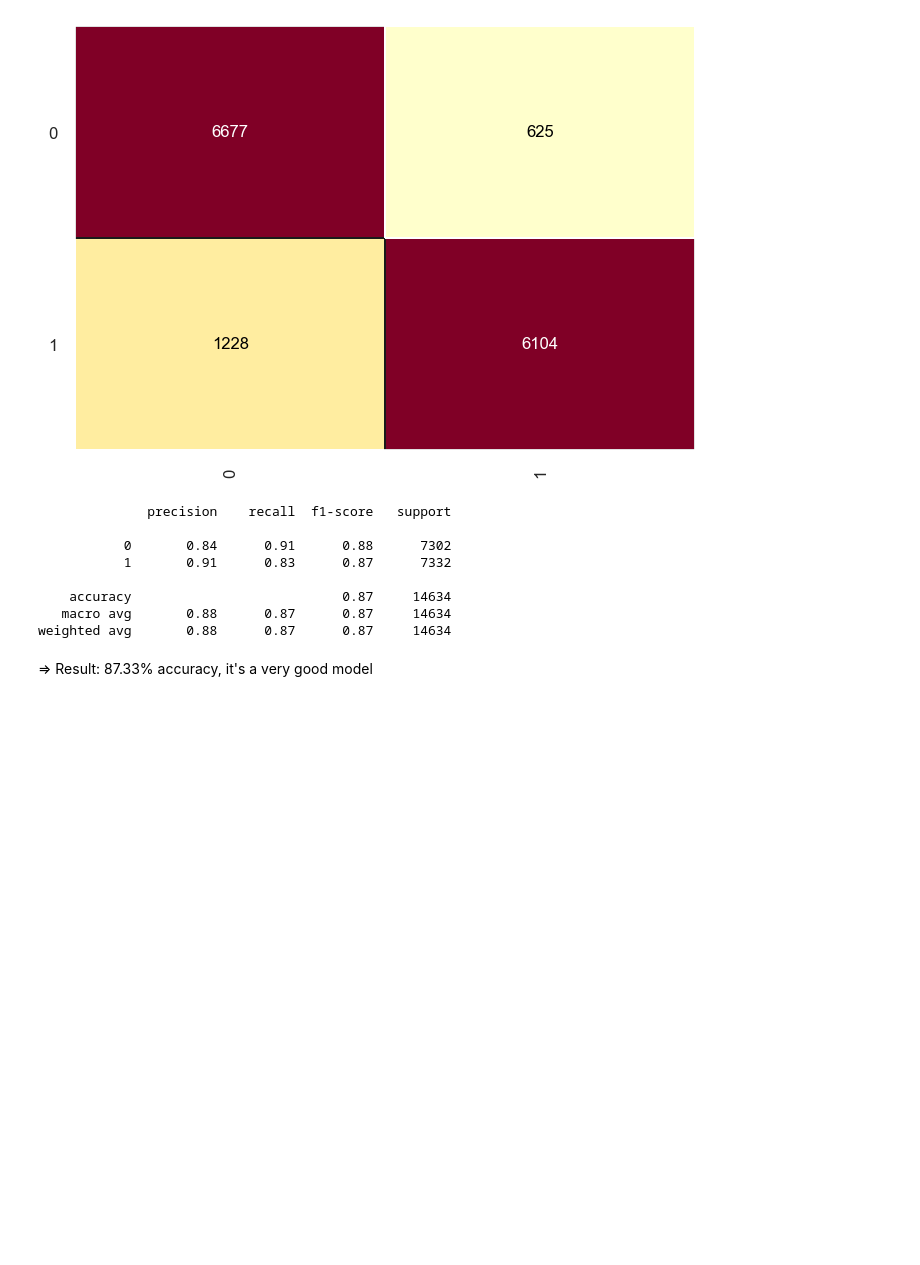
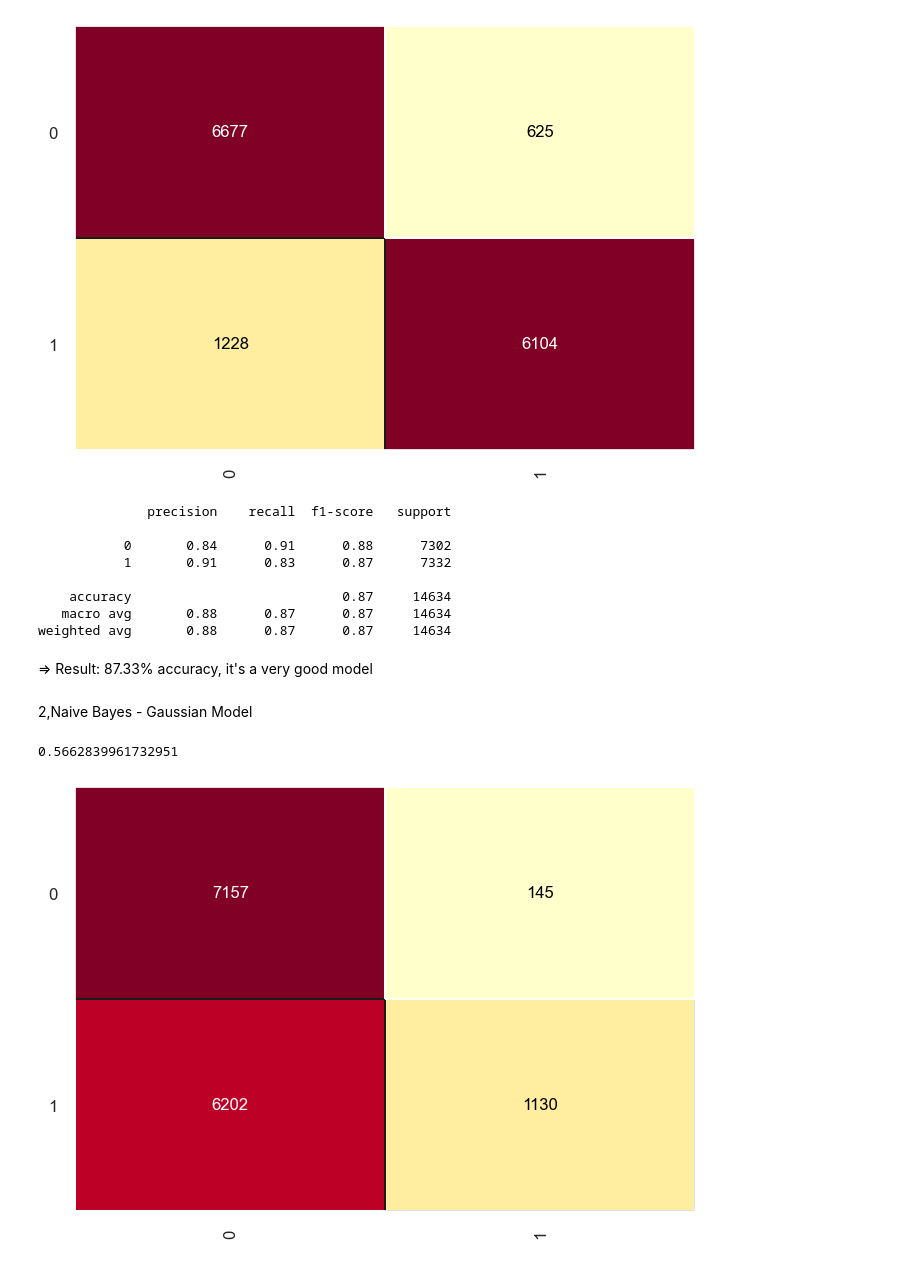
Before and after one commit to nthang2/Reserver-prediction, a Jupyter notebook: Hotel_Reservation.ipynb, the cells around one changed output. Cells and saved outputs as stored; diff of their text form; code cells hidden in the pictures; blank space fills up the shorter version.

```diff
--- a/Hotel_Reservation.ipynb
+++ b/Hotel_Reservation.ipynb
@@ -486,0 +505,14 @@ weighted avg       0.88      0.87      0.87     14634
+# %% [markdown]
+2,Naive Bayes - Gaussian Model
+# %%
+from sklearn.naive_bayes import GaussianNB
+naive_bayes = GaussianNB()
+naive_bayes.fit(X_train, y_train)
+previsoes = naive_bayes.predict(X_test)
+# %%
+cm = ConfusionMatrix(naive_bayes)
+cm.fit(X_train, y_train)
+cm.score(X_test, y_test)
+# %% [output]
+0.5662839961732951
+[figure, added]
```
Also changed, not shown: parts of 55 cells of this notebook.
